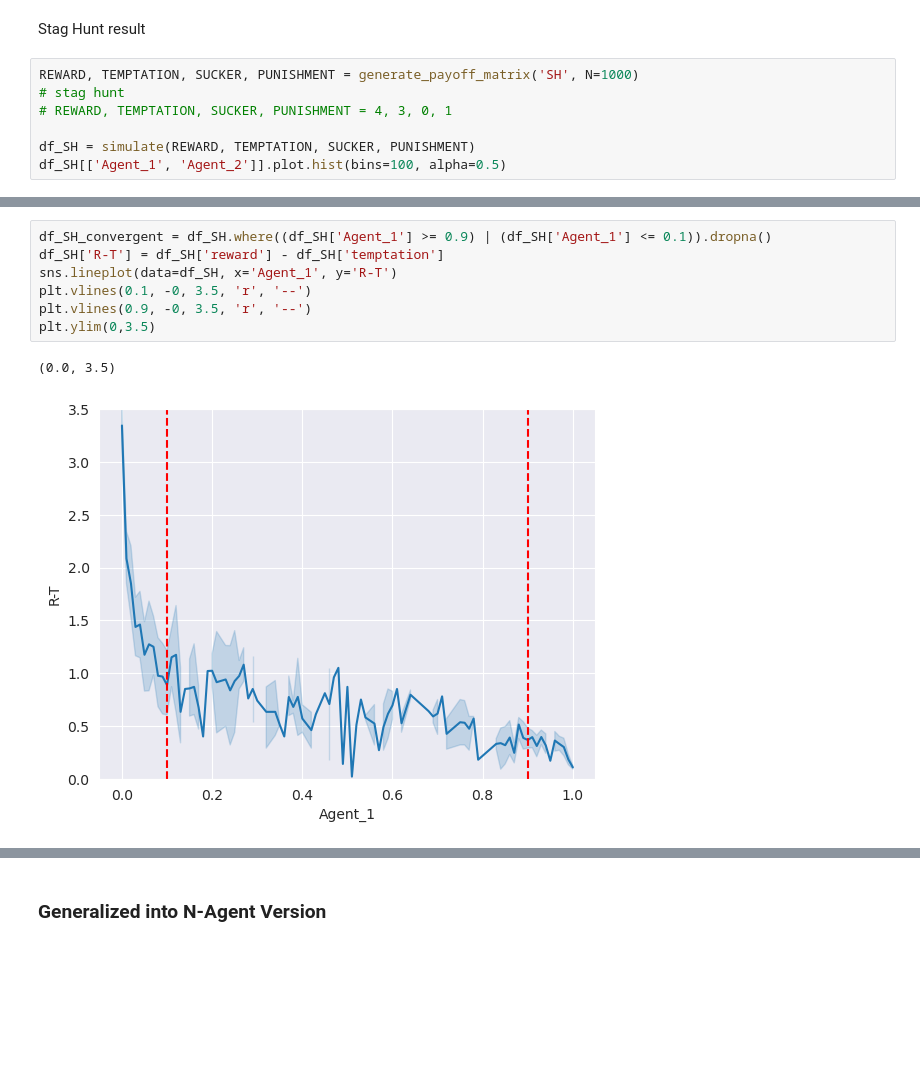
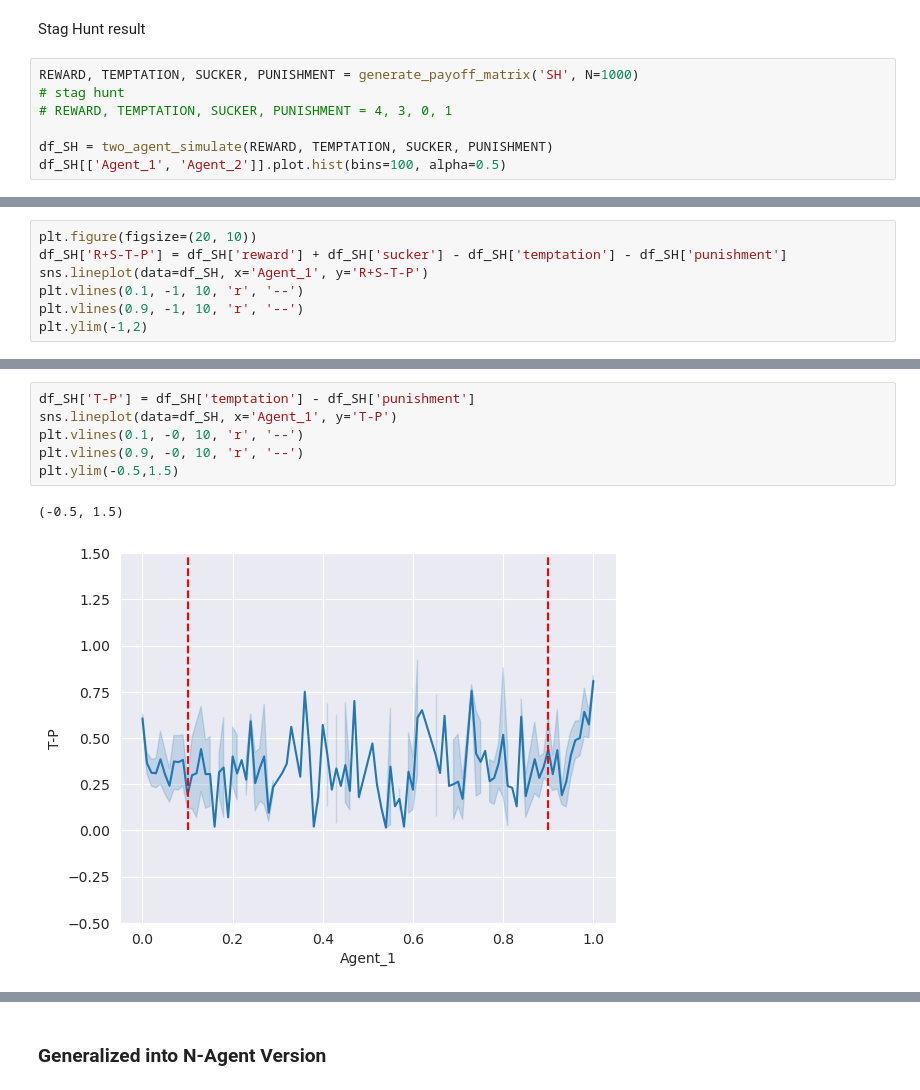
Before and after one commit to HarryZhangHH/EpisodicDRQN, a Jupyter notebook: fictitious_play_experiment.ipynb, the cells around one changed output, grey strips where cells are left out. Cells and saved outputs as stored; diff of their text form; blank space fills up the shorter version.

```diff
--- a/fictitious_play_experiment.ipynb
+++ b/fictitious_play_experiment.ipynb
@@ -140,7 +140,7 @@ REWARD, TEMPTATION, SUCKER, PUNISHMENT = generate_payoff_matrix('SH', N=1000)
 # stag hunt
 # REWARD, TEMPTATION, SUCKER, PUNISHMENT = 4, 3, 0, 1
 
-df_SH = simulate(REWARD, TEMPTATION, SUCKER, PUNISHMENT)
+df_SH = two_agent_simulate(REWARD, TEMPTATION, SUCKER, PUNISHMENT)
 df_SH[['Agent_1', 'Agent_2']].plot.hist(bins=100, alpha=0.5)
 # %% [output]
 <AxesSubplot:ylabel='Frequency'>
@@ -147,0 +148,7 @@ df_SH[['Agent_1', 'Agent_2']].plot.hist(bins=100, alpha=0.5)
+# %%
+plt.figure(figsize=(20, 10))
+df_SH['R+S-T-P'] = df_SH['reward'] + df_SH['sucker'] - df_SH['temptation'] - df_SH['punishment']
+sns.lineplot(data=df_SH, x='Agent_1', y='R+S-T-P')
+plt.vlines(0.1, -1, 10, 'r', '--')
+plt.vlines(0.9, -1, 10, 'r', '--')
+plt.ylim(-1,2)
@@ -169,11 +198,10 @@ df_SH.where((df_SH['Agent_1'] < 0.9) & (df_SH['Agent_1'] > 0.1)).dropna()
 # %%
-df_SH_convergent = df_SH.where((df_SH['Agent_1'] >= 0.9) | (df_SH['Agent_1'] <= 0.1)).dropna()
-df_SH['R-T'] = df_SH['reward'] - df_SH['temptation']
-sns.lineplot(data=df_SH, x='Agent_1', y='R-T')
-plt.vlines(0.1, -0, 3.5, 'r', '--')
-plt.vlines(0.9, -0, 3.5, 'r', '--')
-plt.ylim(0,3.5)
+df_SH['T-P'] = df_SH['temptation'] - df_SH['punishment']
+sns.lineplot(data=df_SH, x='Agent_1', y='T-P')
+plt.vlines(0.1, -0, 10, 'r', '--')
+plt.vlines(0.9, -0, 10, 'r', '--')
+plt.ylim(-0.5,1.5)
 # %% [output]
-(0.0, 3.5)
+(-0.5, 1.5)
-[figure, old version]
+[figure, new version]
 # %%
```
Also changed, not shown: parts of 24 cells of this notebook, 3 other files.
